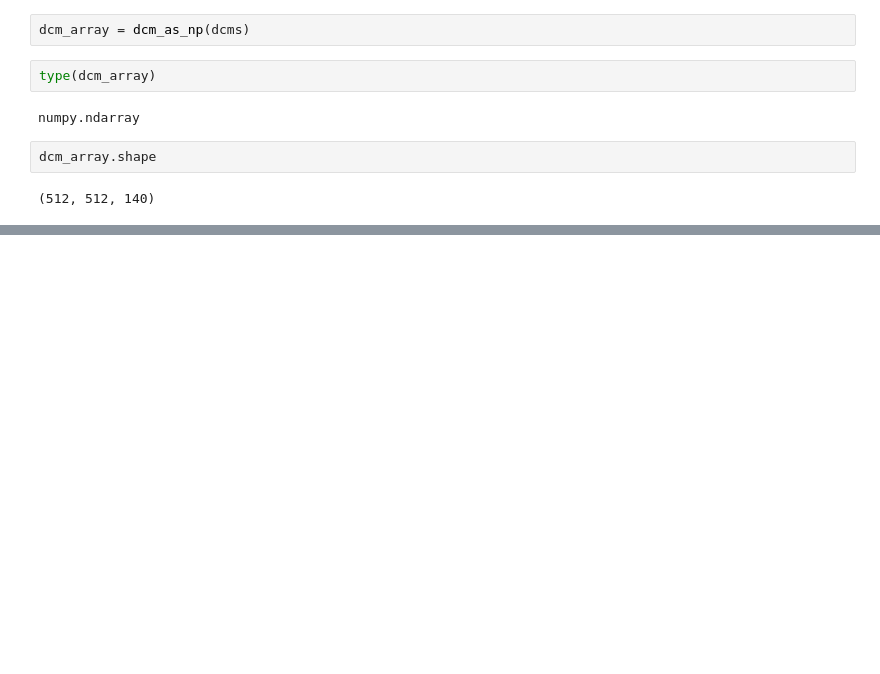
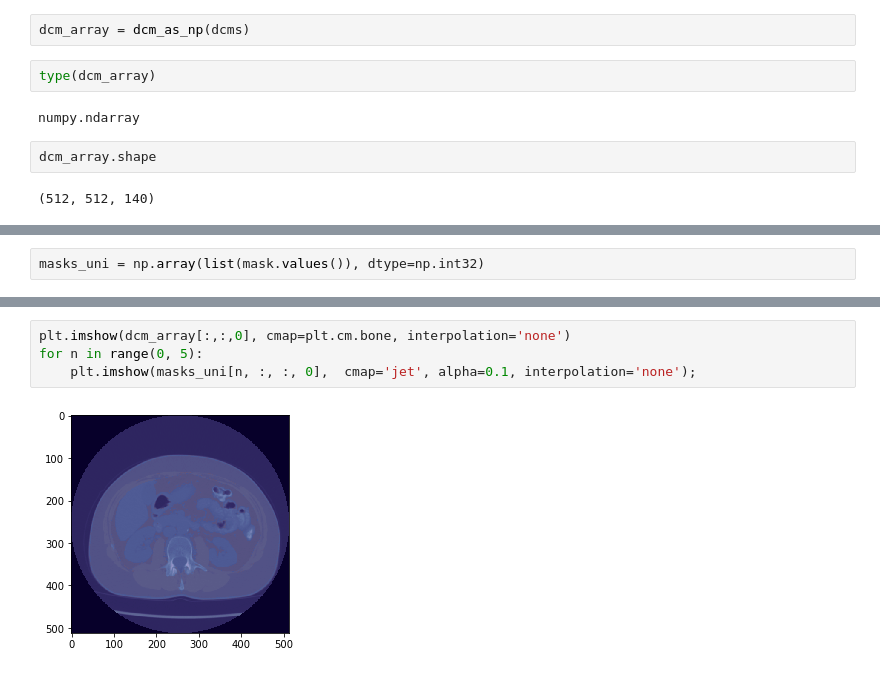
Before and after one commit to crusher083/sarcopenAI, a Jupyter notebook: image-import.ipynb, the cells around one changed output, grey strips where cells are left out. Cells and saved outputs as stored; diff of their text form; blank space fills up the shorter version.

```diff
--- a/image-import.ipynb
+++ b/image-import.ipynb
@@ -94,0 +119,2 @@ region1 = load_nrrd(nrrd_list(data, 'region 1'))
+# %%
+masks_uni = np.array(list(mask.values()), dtype=np.int32)
@@ -94,0 +125,6 @@ region1 = load_nrrd(nrrd_list(data, 'region 1'))
+# %%
+plt.imshow(dcm_array[:,:,0], cmap=plt.cm.bone, interpolation='none')
+for n in range(0, 5):
+    plt.imshow(masks_uni[n, :, :, 0],  cmap='jet', alpha=0.1, interpolation='none');
+# %% [output]
+[figure, added]
```
Also changed, not shown: parts of 24 cells of this notebook.
